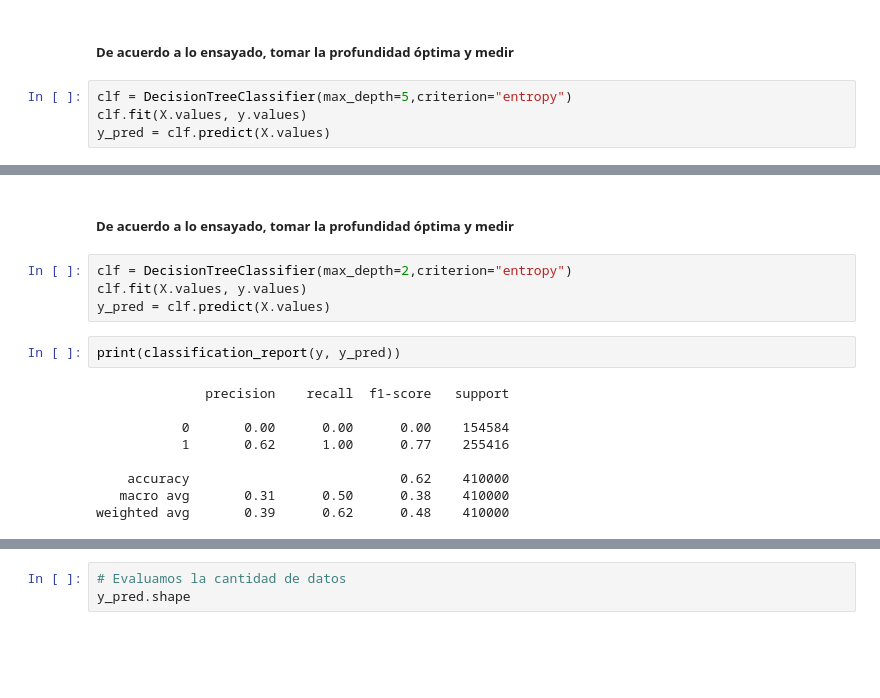
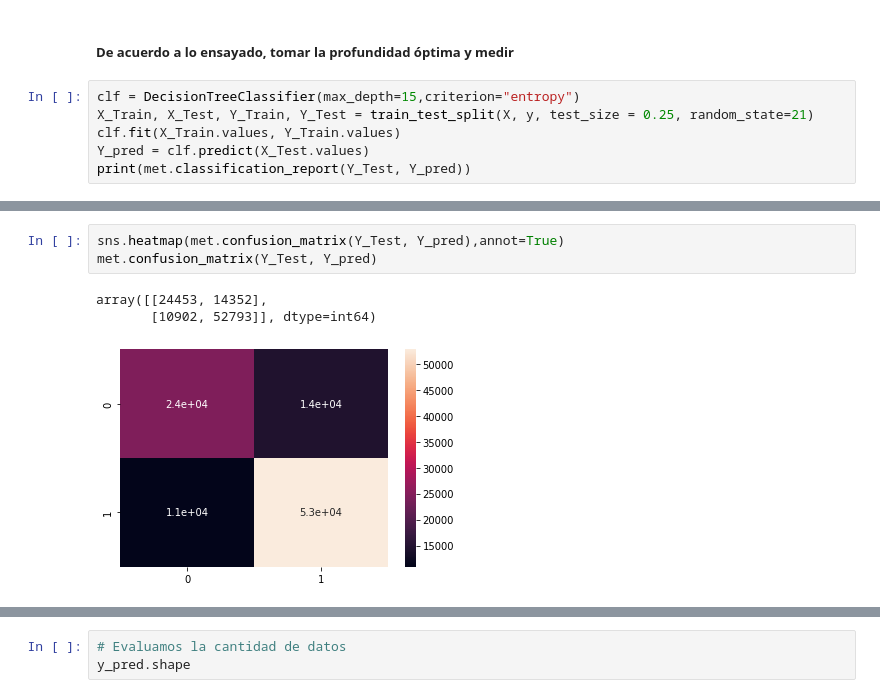
Before and after one commit to fernandezguille/PI02_Machine_Learning-Datathon, a Jupyter notebook: Modelo ML.ipynb, the cells around one changed output, grey strips where cells are left out. Cells and saved outputs as stored; diff of their text form; blank space fills up the shorter version.

```diff
--- a/Modelo ML.ipynb
+++ b/Modelo ML.ipynb
@@ -368,6 +314,8 @@ plt.show()
 # %% [markdown]
 ##### De acuerdo a lo ensayado, tomar la profundidad óptima y medir
 # %%
-clf = DecisionTreeClassifier(max_depth=5,criterion="entropy")
-clf.fit(X.values, y.values)
-y_pred = clf.predict(X.values)
+clf = DecisionTreeClassifier(max_depth=15,criterion="entropy")
+X_Train, X_Test, Y_Train, Y_Test = train_test_split(X, y, test_size = 0.25, random_state=21)
+clf.fit(X_Train.values, Y_Train.values)
+Y_pred = clf.predict(X_Test.values)
+print(met.classification_report(Y_Test, Y_pred))
@@ -502,18 +331,8 @@ plt.show()
-# %% [markdown]
-##### De acuerdo a lo ensayado, tomar la profundidad óptima y medir
-# %%
-clf = DecisionTreeClassifier(max_depth=2,criterion="entropy")
-clf.fit(X.values, y.values)
-y_pred = clf.predict(X.values)
-# %%
-print(classification_report(y, y_pred))
-# %% [output]
-              precision    recall  f1-score   support
-
-           0       0.00      0.00      0.00    154584
-           1       0.62      1.00      0.77    255416
-
-    accuracy                           0.62    410000
-   macro avg       0.31      0.50      0.38    410000
-weighted avg       0.39      0.62      0.48    410000
+# %%
+sns.heatmap(met.confusion_matrix(Y_Test, Y_pred),annot=True)
+met.confusion_matrix(Y_Test, Y_pred)
+# %% [output]
+array([[24453, 14352],
+       [10902, 52793]], dtype=int64)
+[figure, added]
 # %% [markdown]
```
Also changed, not shown: parts of 69 cells of this notebook, 3 other files.
